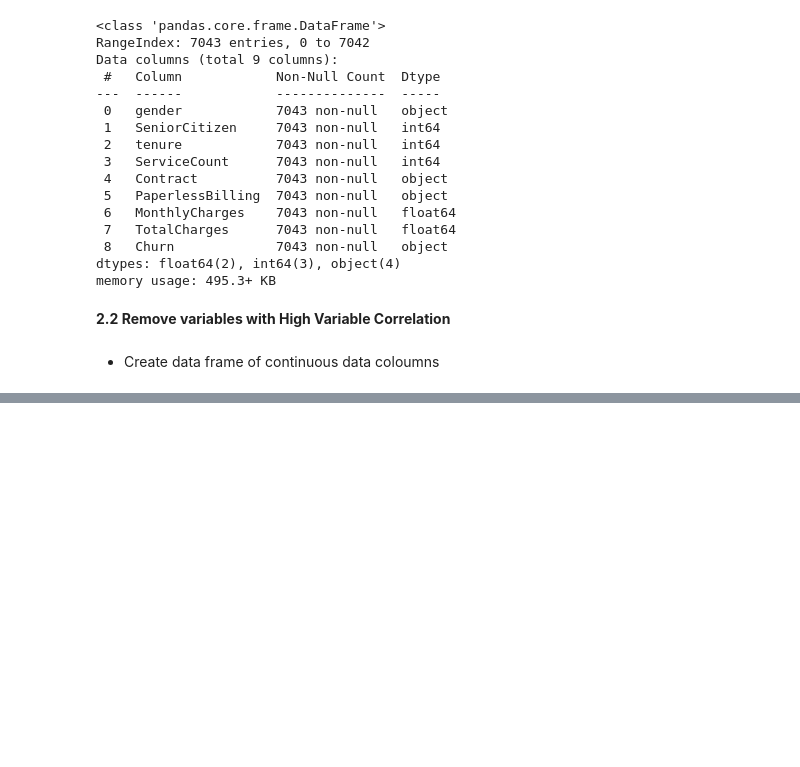
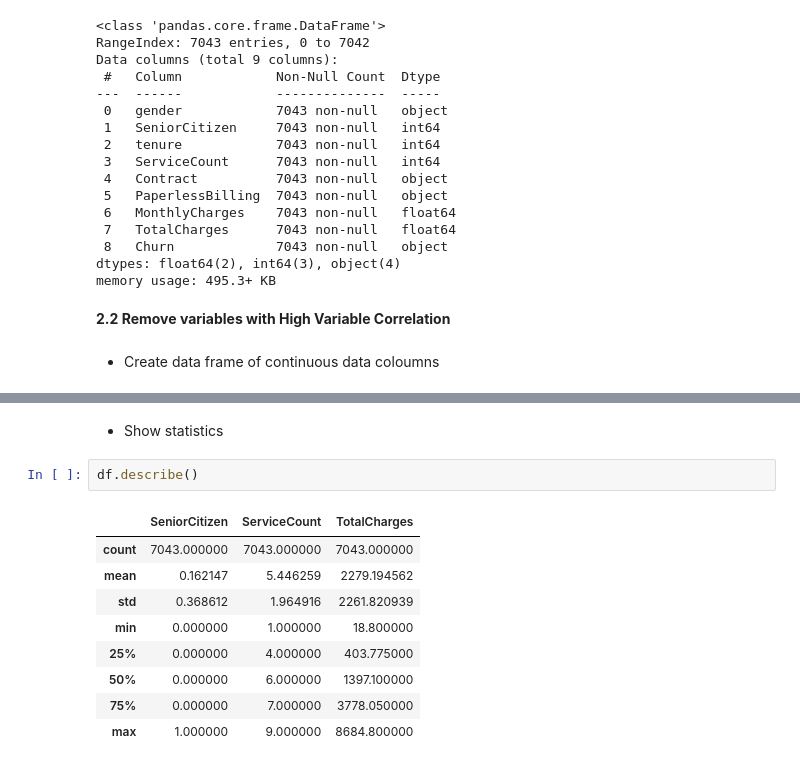
Before and after one commit to astrrr/ML-Lab, a Jupyter notebook: Lab2ML.ipynb, the cells around one changed output, grey strips where cells are left out. Saved outputs shown, nothing was run; the diff lists cells and outputs as text; blank space fills up the shorter version.

```diff
--- a/Lab2ML.ipynb
+++ b/Lab2ML.ipynb
@@ -115,0 +203,16 @@ memory usage: 495.3+ KB
+# %% [markdown]
+
+
+*   Show statistics
+# %%
+df.describe()
+# %% [output]
+|  | SeniorCitizen | ServiceCount | TotalCharges |
+| count | 7043.000000 | 7043.000000 | 7043.000000 |
+| mean | 0.162147 | 5.446259 | 2279.194562 |
+| std | 0.368612 | 1.964916 | 2261.820939 |
+| min | 0.000000 | 1.000000 | 18.800000 |
+| 25% | 0.000000 | 4.000000 | 403.775000 |
+| 50% | 0.000000 | 6.000000 | 1397.100000 |
+| 75% | 0.000000 | 7.000000 | 3778.050000 |
+| max | 1.000000 | 9.000000 | 8684.800000 |
```
Also changed, not shown: parts of 15 cells of this notebook.
